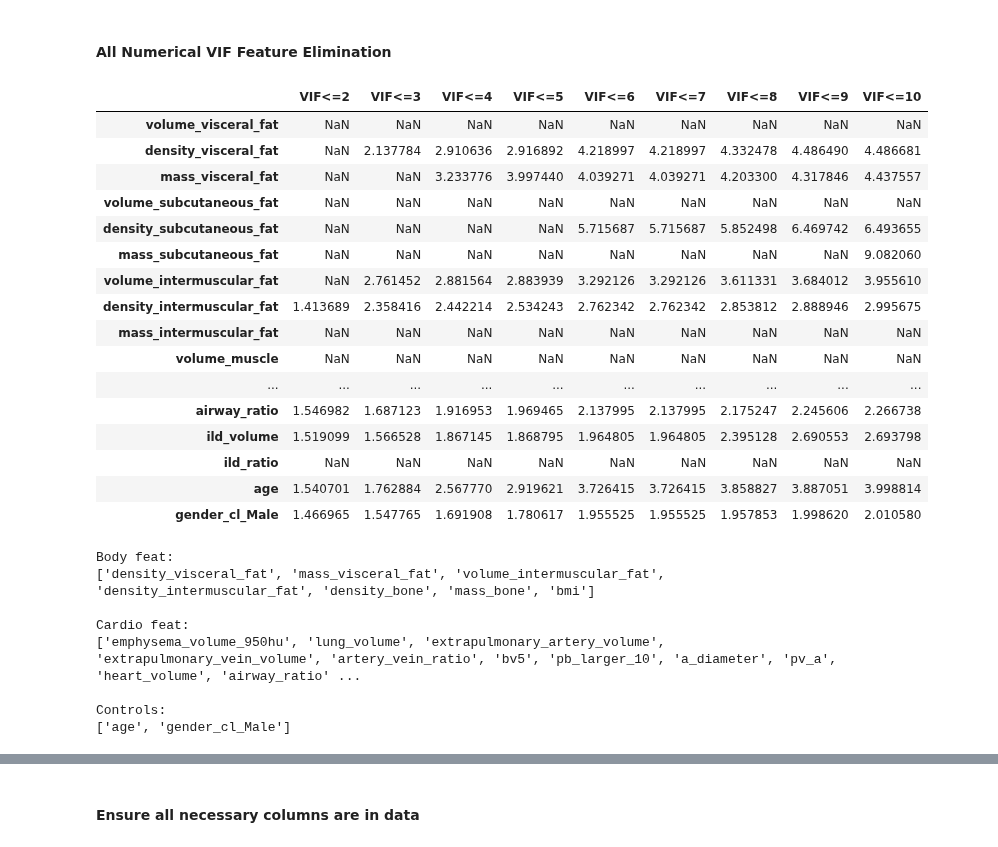
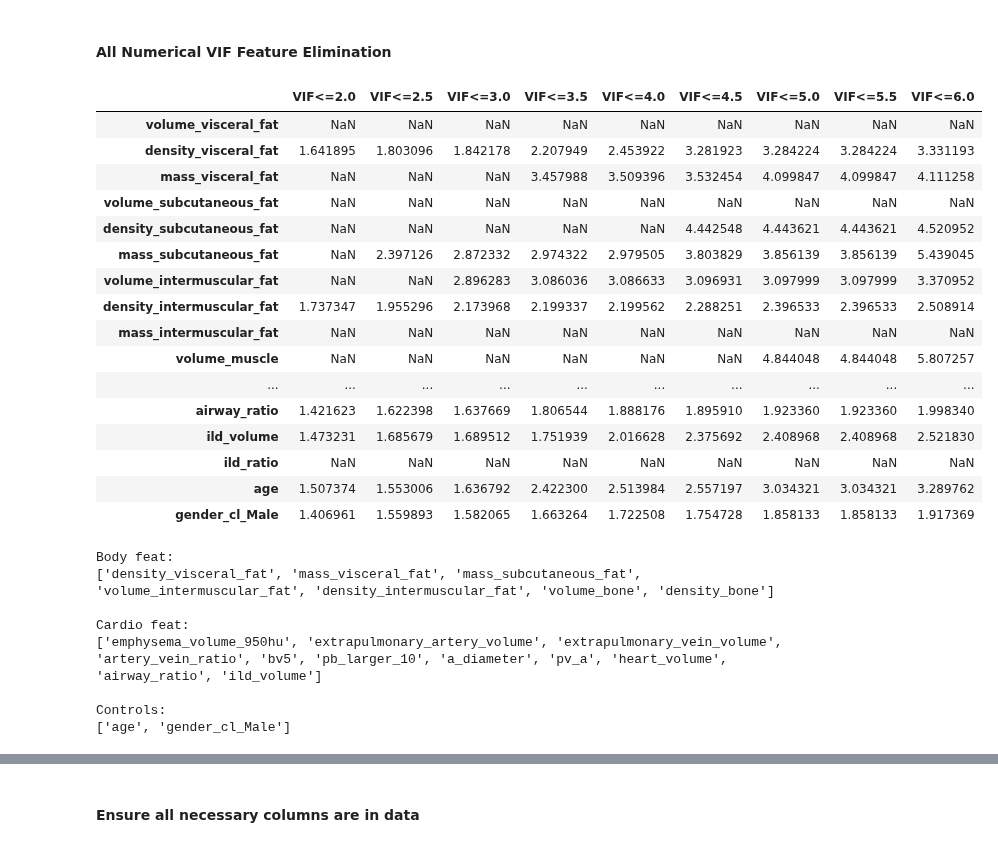
Before and after one commit to qaust/iCPET, a Jupyter notebook: src/preproccessing.ipynb, the cells around one changed output, grey strips where cells are left out. Saved outputs shown, nothing was run; the diff lists cells and outputs as text; code cells hidden in the pictures.

```diff
--- a/src/preproccessing.ipynb
+++ b/src/preproccessing.ipynb
@@ -30,7 +30,7 @@ SEED = 123
 # %% [markdown]
 # Preprocessing
 # %%
-df = pd.read_pickle(Path('../data/df_clean.pkl'))
+df = pd.read_pickle(Path('../data/df_clean_w_outliers.pkl'))
 df = df.drop(columns=['study_date_mask_cl', 'study_date_mask_pe',])
 df = df.dropna(subset='total_clot_burden')
 df['resolved_pe'] = df['resolved_pe'].map({'Unresolved': 0, 'Resolved': 1})
@@ -91,7 +91,7 @@ preprocessor = ColumnTransformer(
         ('num_pipeline', num_pipeline, num_columns),
         ('cat_pipeline', cat_pipeline, cat_columns),
 	],
-	remainder='passthrough'
+	remainder='drop'
 )
 # %%
 df_pp = preprocessor.fit_transform(df_nonnull)
@@ -99,6 +99,8 @@ df_pp = preprocessor.fit_transform(df_nonnull)
 # Get the feature names for the entire ColumnTransformer
 all_feature_names = list()
 for transformer_name, transformer, columns in preprocessor.transformers_:
+	if isinstance(transformer, str):
+		continue
 	all_feature_names.extend(transformer.get_feature_names_out(columns))
 
 df_pp = pd.DataFrame(
@@ -202,41 +202,43 @@ uncorrelated_cardio_feat
 #### All Numerical VIF Feature Elimination
 # %%
 # Iterable of thresholds
-thresholds = np.arange(2, 11)
+thresholds = np.arange(2, 6.5, 0.5)
 
 # Create dataframe to store results
 feat_index = model_config.body_feat + model_config.cardiopulmonary_feat + model_config.controls_encoded
 all_num_vif_df = pd.DataFrame(
 	index=feat_index
 )
 
 # Loop through thresholds
 for thresh in thresholds:
 	# Subset to cardiopulmonary data
 	feat_df = df_pp.loc[:, feat_index].dropna(axis=0, how='any')
 	vif = sequential_VIF(feat_df, thresh)
 	all_num_vif_df = pd.concat((all_num_vif_df, vif), axis=1)
 
 all_num_vif_df
 # %% [output]
-|  | VIF<=2 | VIF<=3 | VIF<=4 | VIF<=5 | VIF<=6 | VIF<=7 | VIF<=8 | VIF<=9 | VIF<=10 |
+|  | VIF<=2.0 | VIF<=2.5 | VIF<=3.0 | VIF<=3.5 | VIF<=4.0 | VIF<=4.5 | VIF<=5.0 | VIF<=5.5 | VIF<=6.0 |
 | volume_visceral_fat | NaN | NaN | NaN | NaN | NaN | NaN | NaN | NaN | NaN |
-| density_visceral_fat | NaN | 2.137784 | 2.910636 | 2.916892 | 4.218997 | 4.218997 | 4.332478 | 4.486490 | 4.486681 |
-| mass_visceral_fat | NaN | NaN | 3.233776 | 3.997440 | 4.039271 | 4.039271 | 4.203300 | 4.317846 | 4.437557 |
+| density_visceral_fat | 1.641895 | 1.803096 | 1.842178 | 2.207949 | 2.453922 | 3.281923 | 3.284224 | 3.284224 | 3.331193 |
+| mass_visceral_fat | NaN | NaN | NaN | 3.457988 | 3.509396 | 3.532454 | 4.099847 | 4.099847 | 4.111258 |
 | volume_subcutaneous_fat | NaN | NaN | NaN | NaN | NaN | NaN | NaN | NaN | NaN |
-| density_subcutaneous_fat | NaN | NaN | NaN | NaN | 5.715687 | 5.715687 | 5.852498 | 6.469742 | 6.493655 |
-| mass_subcutaneous_fat | NaN | NaN | NaN | NaN | NaN | NaN | NaN | NaN | 9.082060 |
-| volume_intermuscular_fat | NaN | 2.761452 | 2.881564 | 2.883939 | 3.292126 | 3.292126 | 3.611331 | 3.684012 | 3.955610 |
-| density_intermuscular_fat | 1.413689 | 2.358416 | 2.442214 | 2.534243 | 2.762342 | 2.762342 | 2.853812 | 2.888946 | 2.995675 |
+| density_subcutaneous_fat | NaN | NaN | NaN | NaN | NaN | 4.442548 | 4.443621 | 4.443621 | 4.520952 |
+| mass_subcutaneous_fat | NaN | 2.397126 | 2.872332 | 2.974322 | 2.979505 | 3.803829 | 3.856139 | 3.856139 | 5.439045 |
+| volume_intermuscular_fat | NaN | NaN | 2.896283 | 3.086036 | 3.086633 | 3.096931 | 3.097999 | 3.097999 | 3.370952 |
+| density_intermuscular_fat | 1.737347 | 1.955296 | 2.173968 | 2.199337 | 2.199562 | 2.288251 | 2.396533 | 2.396533 | 2.508914 |
 | mass_intermuscular_fat | NaN | NaN | NaN | NaN | NaN | NaN | NaN | NaN | NaN |
-| volume_muscle | NaN | NaN | NaN | NaN | NaN | NaN | NaN | NaN | NaN |
+| volume_muscle | NaN | NaN | NaN | NaN | NaN | NaN | 4.844048 | 4.844048 | 5.807257 |
 | ... | ... | ... | ... | ... | ... | ... | ... | ... | ... |
-| airway_ratio | 1.546982 | 1.687123 | 1.916953 | 1.969465 | 2.137995 | 2.137995 | 2.175247 | 2.245606 | 2.266738 |
-| ild_volume | 1.519099 | 1.566528 | 1.867145 | 1.868795 | 1.964805 | 1.964805 | 2.395128 | 2.690553 | 2.693798 |
+| airway_ratio | 1.421623 | 1.622398 | 1.637669 | 1.806544 | 1.888176 | 1.895910 | 1.923360 | 1.923360 | 1.998340 |
+| ild_volume | 1.473231 | 1.685679 | 1.689512 | 1.751939 | 2.016628 | 2.375692 | 2.408968 | 2.408968 | 2.521830 |
 | ild_ratio | NaN | NaN | NaN | NaN | NaN | NaN | NaN | NaN | NaN |
-| age | 1.540701 | 1.762884 | 2.567770 | 2.919621 | 3.726415 | 3.726415 | 3.858827 | 3.887051 | 3.998814 |
-| gender_cl_Male | 1.466965 | 1.547765 | 1.691908 | 1.780617 | 1.955525 | 1.955525 | 1.957853 | 1.998620 | 2.010580 |
+| age | 1.507374 | 1.553006 | 1.636792 | 2.422300 | 2.513984 | 2.557197 | 3.034321 | 3.034321 | 3.289762 |
+| gender_cl_Male | 1.406961 | 1.559893 | 1.582065 | 1.663264 | 1.722508 | 1.754728 | 1.858133 | 1.858133 | 1.917369 |
 # %%
+VIF_CUTOFF = 3.5
+
 uncorrelated_feat = list(all_num_vif_df.loc[:, f"VIF<={VIF_CUTOFF}"].dropna().index)
 
 uncorrelated_body_feat = [feat for feat in uncorrelated_feat if feat in model_config.body_feat]
@@ -248,10 +250,10 @@ print(f"\nCardio feat:\n{uncorrelated_cardio_feat}")
 print(f"\nControls:\n{uncorrelated_controls}")
 # %% [output]
 Body feat:
-['density_visceral_fat', 'mass_visceral_fat', 'volume_intermuscular_fat', 'density_intermuscular_fat', 'density_bone', 'mass_bone', 'bmi']
+['density_visceral_fat', 'mass_visceral_fat', 'mass_subcutaneous_fat', 'volume_intermuscular_fat', 'density_intermuscular_fat', 'volume_bone', 'density_bone']
 
 Cardio feat:
-['emphysema_volume_950hu', 'lung_volume', 'extrapulmonary_artery_volume', 'extrapulmonary_vein_volume', 'artery_vein_ratio', 'bv5', 'pb_larger_10', 'a_diameter', 'pv_a', 'heart_volume', 'airway_ratio' ...
+['emphysema_volume_950hu', 'extrapulmonary_artery_volume', 'extrapulmonary_vein_volume', 'artery_vein_ratio', 'bv5', 'pb_larger_10', 'a_diameter', 'pv_a', 'heart_volume', 'airway_ratio', 'ild_volume']
 
 Controls:
 ['age', 'gender_cl_Male']
```
Also changed, not shown: parts of 9 cells of this notebook, 3 other files.
